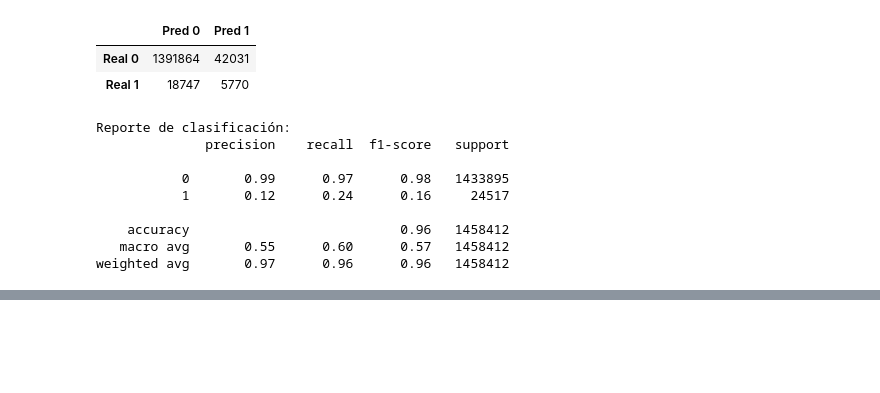
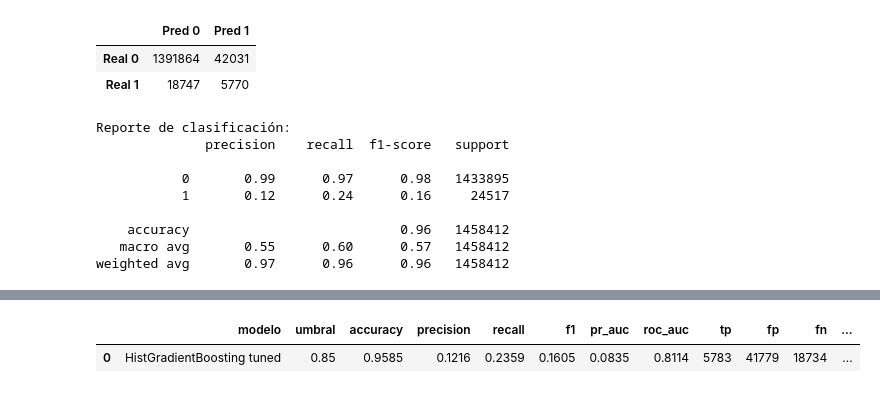
Before and after one commit to juanvilla23/AprendizajeMaquina, a Jupyter notebook: Modelado/modeladoHistGradientBoosting.ipynb, the cells around one changed output, grey strips where cells are left out. Saved outputs shown, nothing was run; the diff lists cells and outputs as text; code cells hidden in the pictures; blank space fills up the shorter version.

```diff
--- a/Modelado/modeladoHistGradientBoosting.ipynb
+++ b/Modelado/modeladoHistGradientBoosting.ipynb
@@ -368,0 +818,78 @@ Métricas HGB guardadas en: C:\Users\camil\OneDrive\Documentos\Aprendizaje de Ma
+# %%
+# =========================================================
+# MÉTRICAS FINALES HGB TUNED + EXPORTAR PARA COMPARACIÓN
+# =========================================================
+from pathlib import Path
+
+import numpy as np
+import pandas as pd
+
+from sklearn.metrics import (
+    accuracy_score,
+    precision_score,
+    recall_score,
+    f1_score,
+    confusion_matrix,
+    classification_report,
+    average_precision_score,
+    roc_auc_score,
+)
+
+# 1. Umbral final del HGB tuned
+#    Por defecto tomamos el mejor por F1 calculado en la celda anterior.
+#    Si quieres fijarlo a mano, cambia esta línea, por ejemplo: UMBRAL_HGB_TUNED_FINAL = 0.85
+UMBRAL_HGB_TUNED_FINAL = float(mejor_f1_hgb_tuned["umbral"])
+print(f"Umbral final HGB tuned: {UMBRAL_HGB_TUNED_FINAL:.2f}")
+
+# 2. Predicción final con ese umbral
+y_pred_hgb_tuned_final = (y_proba_hgb_tuned >= UMBRAL_HGB_TUNED_FINAL).astype(int)
+
+accuracy = accuracy_score(y_test, y_pred_hgb_tuned_final)
+precision = precision_score(y_test, y_pred_hgb_tuned_final, zero_division=0)
+recall = recall_score(y_test, y_pred_hgb_tuned_final, zero_division=0)
+f1 = f1_score(y_test, y_pred_hgb_tuned_final, zero_division=0)
+pr_auc = average_precision_score(y_test, y_proba_hgb_tuned)
+roc_auc = roc_auc_score(y_test, y_proba_hgb_tuned)
+
+cm_hgb_tuned_final = confusion_matrix(y_test, y_pred_hgb_tuned_final)
+tn, fp, fn, tp = cm_hgb_tuned_final.ravel()
+
+# 3. DataFrame con la misma estructura que el resto de notebooks
+metricas_hgb_final = pd.DataFrame([{
+    "modelo": "HistGradientBoosting tuned",
+    "umbral": UMBRAL_HGB_TUNED_FINAL,
+    "accuracy": accuracy,
+    "precision": precision,
+    "recall": recall,
+    "f1": f1,
+    "pr_auc": pr_auc,
+    "roc_auc": roc_auc,
+    "tp": tp,
+    "fp": fp,
+    "fn": fn,
+    "tn": tn,
+}])
+
+print("\n" + "=" * 70)
+print(f"MATRIZ DE CONFUSIÓN — HGB TUNED UMBRAL {UMBRAL_HGB_TUNED_FINAL:.2f}")
+print("=" * 70)
+display(pd.DataFrame(
+    cm_hgb_tuned_final,
+    index=["Real 0", "Real 1"],
+    columns=["Pred 0", "Pred 1"],
+))
+
+print("\nReporte de clasificación:")
+print(classification_report(y_test, y_pred_hgb_tuned_final, zero_division=0))
+
+display(metricas_hgb_final.round(4))
+
+# 4. Sobrescribir el CSV que lee comparacion_modelos.ipynb
+ARTIFACTS_DIR = Path("artifacts")
+ARTIFACTS_DIR.mkdir(parents=True, exist_ok=True)
+
+ruta_metricas_hgb = ARTIFACTS_DIR / "metricas_hgb.csv"
+metricas_hgb_final.to_csv(ruta_metricas_hgb, index=False)
+
+print(f"\nMétricas HGB tuned guardadas en: {ruta_metricas_hgb.resolve()}")
+# %% [output]
@@ -368,0 +913,2 @@ Métricas HGB guardadas en: C:\Users\camil\OneDrive\Documentos\Aprendizaje de Ma
+|  | modelo | umbral | accuracy | precision | recall | f1 | pr_auc | roc_auc | tp | fp | fn | ... |
+| 0 | HistGradientBoosting tuned | 0.85 | 0.9585 | 0.1216 | 0.2359 | 0.1605 | 0.0835 | 0.8114 | 5783 | 41779 | 18734 | ... |
```
Also changed, not shown: parts of 4 cells of this notebook, 6 other files.
